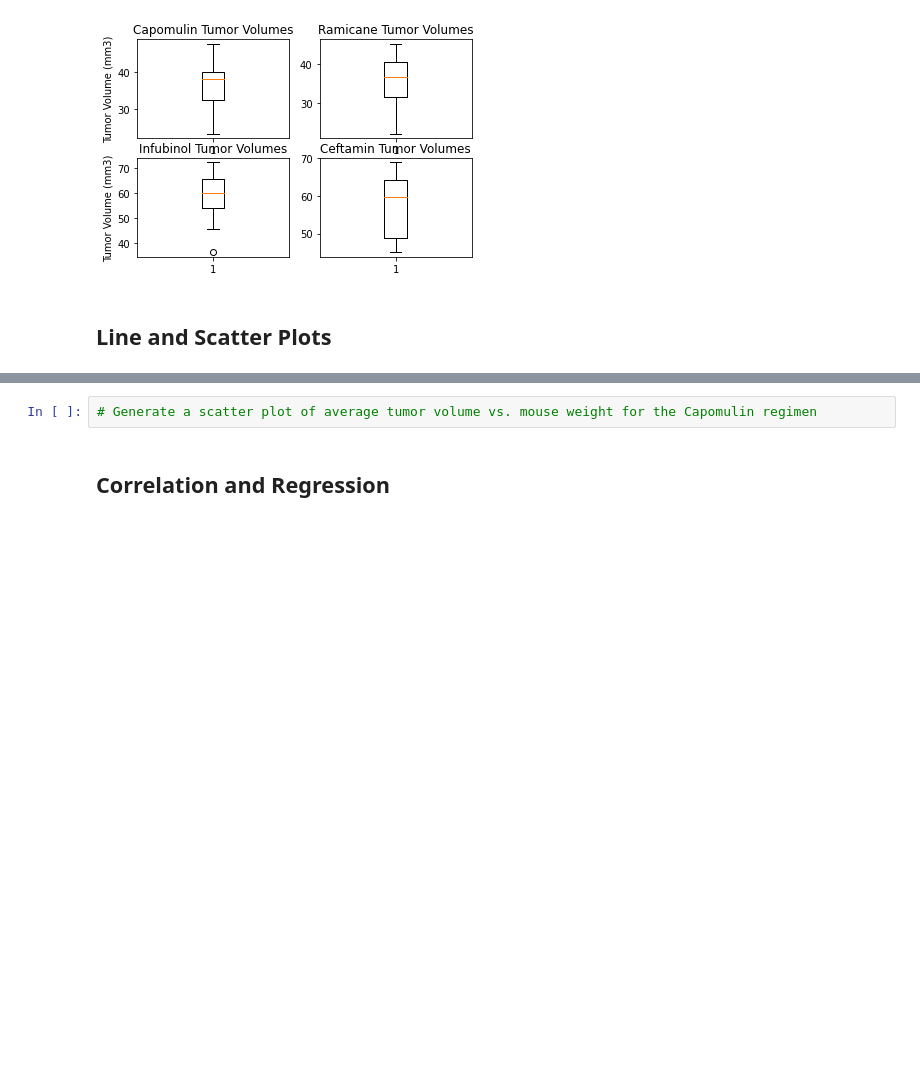
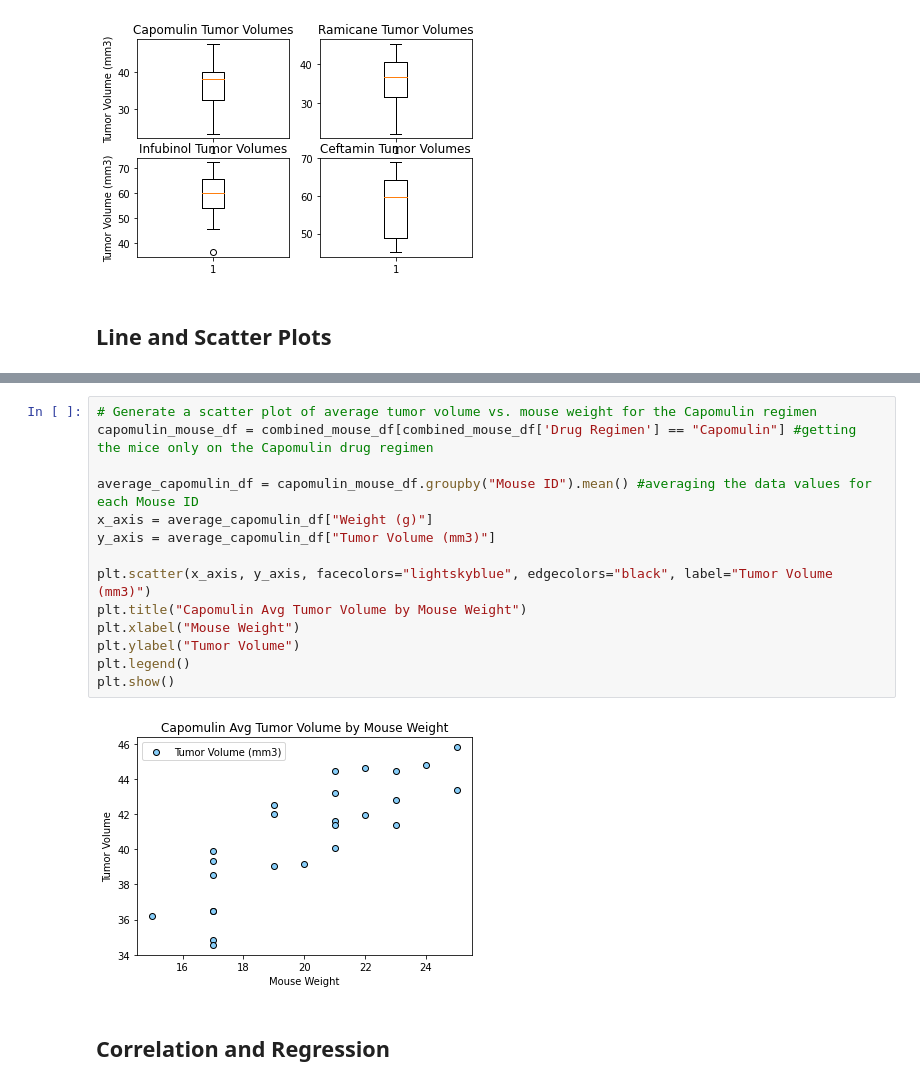
Before and after one commit to GND95/Matplotlib-Challenge, a Jupyter notebook: Pymaceuticals/Analysis.ipynb, the cells around one changed output, grey strips where cells are left out. Saved outputs shown, nothing was run; the diff lists cells and outputs as text; blank space fills up the shorter version.

```diff
--- a/Pymaceuticals/Analysis.ipynb
+++ b/Pymaceuticals/Analysis.ipynb
@@ -315,5 +322,19 @@ plt.show()
-# %%
-# Generate a scatter plot of average tumor volume vs. mouse weight for the Capomulin regimen
+# %%
+# Generate a scatter plot of average tumor volume vs. mouse weight for the Capomulin regimen
+capomulin_mouse_df = combined_mouse_df[combined_mouse_df['Drug Regimen'] == "Capomulin"] #getting the mice only on the Capomulin drug regimen
+
+average_capomulin_df = capomulin_mouse_df.groupby("Mouse ID").mean() #averaging the data values for each Mouse ID
+x_axis = average_capomulin_df["Weight (g)"]
+y_axis = average_capomulin_df["Tumor Volume (mm3)"]
+
+plt.scatter(x_axis, y_axis, facecolors="lightskyblue", edgecolors="black", label="Tumor Volume (mm3)")
+plt.title("Capomulin Avg Tumor Volume by Mouse Weight")
+plt.xlabel("Mouse Weight")
+plt.ylabel("Tumor Volume")
+plt.legend()
+plt.show()
+# %% [output]
+[figure, added]
 # %% [markdown]
 ## Correlation and Regression
 # %%
```
Also changed, not shown: parts of 5 cells of this notebook.
